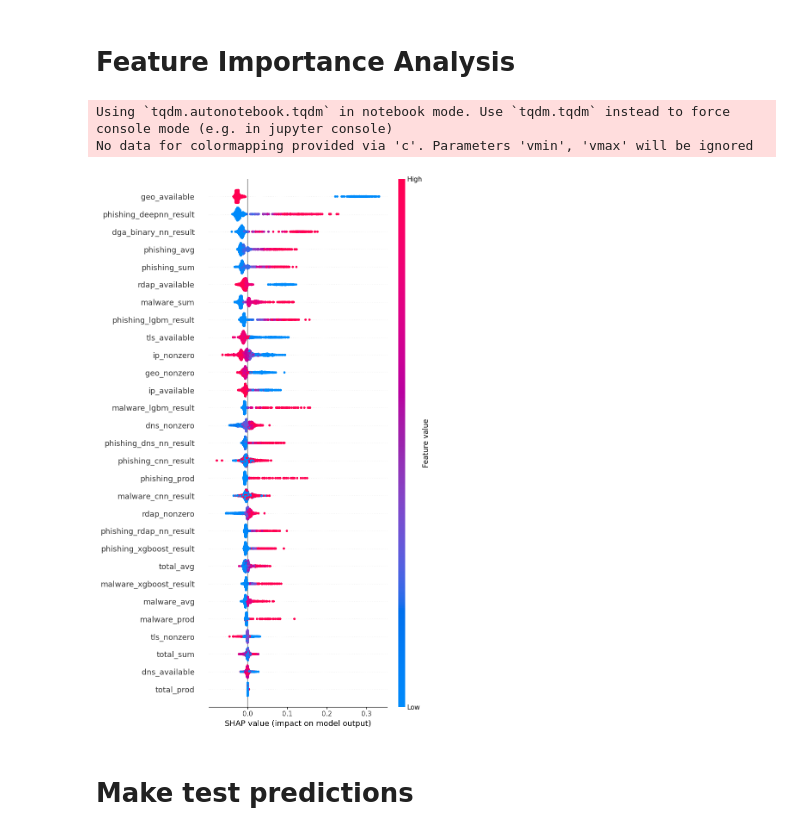
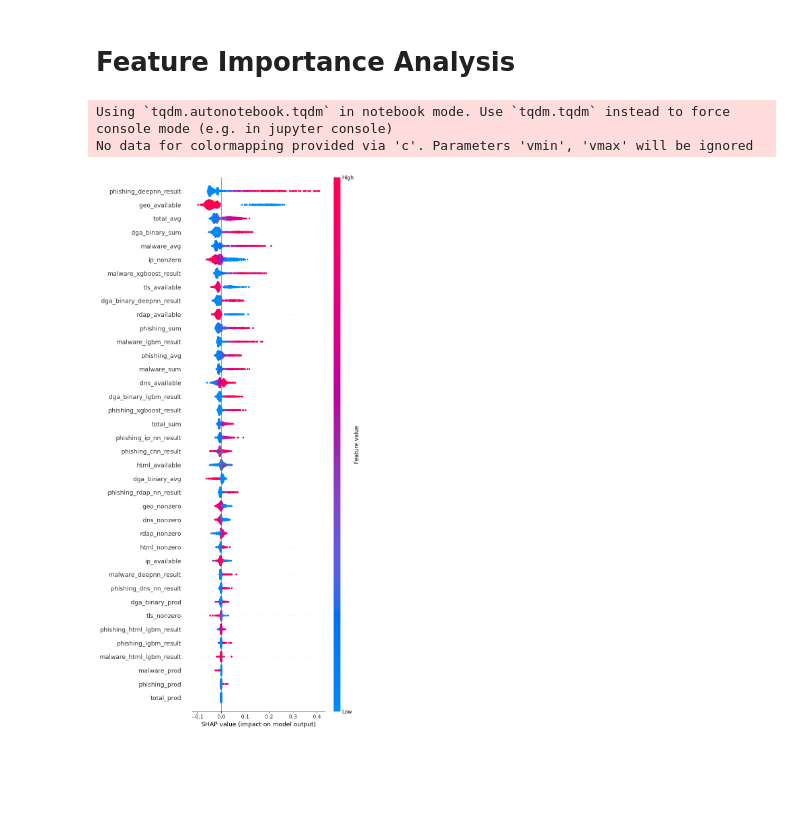
Before and after one commit to nesfit/domainradar-training, a Jupyter notebook: decision/decision_nn-train.ipynb, the cells around one changed output. Saved outputs shown, nothing was run; the diff lists cells and outputs as text; code cells hidden in the pictures; blank space fills up the shorter version.

```diff
--- a/decision/decision_nn-train.ipynb
+++ b/decision/decision_nn-train.ipynb
@@ -30,7 +30,7 @@ import pyarrow.parquet as pq
 import pandas as pd
 from pyarrow import Table
 
-df = pd.read_parquet('data/preliminary_results_x.parquet')
+df = pd.read_parquet('data/preliminary_results_2411.parquet')
 
 # IMPORTANT: set labels:
 df.loc[df['label'].str.startswith(('phishing', 'malware', 'misp', 'dga')), 'label'] = 'malign'
@@ -126,16 +126,21 @@ from tensorflow.keras.metrics import Precision, Recall, AUC
 from tensorflow.keras.optimizers import Adam
 import tensorflow as tf
 
-no_features = 33
+no_features = 38
 
 model = Sequential()
 model.add(Dense(48, activation='relu', input_shape=(no_features,), kernel_regularizer=l2(0.01)))
 model.add(BatchNormalization())
 model.add(Dropout(0.4))
 model.add(Dense(64, activation='relu', kernel_regularizer=l2(0.01)))
+model.add(Dense(64, activation='relu', kernel_regularizer=l2(0.01)))
+model.add(Dense(64, activation='relu', kernel_regularizer=l2(0.01)))
+model.add(Dense(64, activation='relu', kernel_regularizer=l2(0.01)))
 model.add(BatchNormalization())
-model.add(Dropout(0.3))
+model.add(Dropout(0.2))
 model.add(Dense(64, activation='relu', kernel_regularizer=l2(0.01)))
+model.add(Dense(64, activation='relu', kernel_regularizer=l2(0.01)))
+model.add(Dense(48, activation='relu', kernel_regularizer=l2(0.01)))
 model.add(Dense(32, activation='relu', kernel_regularizer=l2(0.01)))
 model.add(Dense(1, activation='sigmoid'))
 
@@ -189,16 +194,16 @@ from sklearn.utils import class_weight
 from tensorflow.keras.callbacks import EarlyStopping
 
 # Define early stopping criteria
-early_stopping = EarlyStopping(monitor='val_loss', patience=12, restore_best_weights=True)
+early_stopping = EarlyStopping(monitor='val_loss', patience=10, restore_best_weights=True)
 
 # Calculate class weights
-class_weights = {0: 1.0, 1: 0.1}
+class_weights = {0: 1.0, 1: 0.08}
 
 history = model.fit(
     X_train,
     Y_train,
     batch_size=512,
-    epochs=35,
+    epochs=16,
     validation_data=(X_test, Y_test),  # Provide validation data
     class_weight=class_weights,  # Apply class weights here
     callbacks=[early_stopping]  # Add early stopping callback
@@ -395,28 +401,26 @@ Confusion Matrix:
 # %%
 import shap
 
 # Ensure that X_train and X_test are DataFrames with the correct column names
 # You can set the column names from the 'features' DataFrame like this:
 X_train.columns = features.columns
 X_test.columns = features.columns
 
 n_samples = 1000
 
 # Convert your training set to a NumPy format if it's not already
 background = X_train[:n_samples].to_numpy()
 
 # Use the generic SHAP Explainer interface
 explainer = shap.Explainer(model, background)
 
 # Generate SHAP values for the test set
 shap_values = explainer(X_test[:n_samples].to_numpy())
 
 # Plotting the summary plot for feature importance
 # Use the column names from the 'features' DataFrame as the feature names
-shap.summary_plot(shap_values.values, X_test[:n_samples], feature_names=features.columns, max_display=30)
+shap.summary_plot(shap_values.values, X_test[:n_samples], feature_names=features.columns, max_display=39)
 # %% [output]
 Using `tqdm.autonotebook.tqdm` in notebook mode. Use `tqdm.tqdm` instead to force console mode (e.g. in jupyter console)
 No data for colormapping provided via 'c'. Parameters 'vmin', 'vmax' will be ignored
-[figure, old version]
+[figure, new version]
-# %% [markdown]
-# Make test predictions
```
Also changed, not shown: parts of 9 cells of this notebook.
